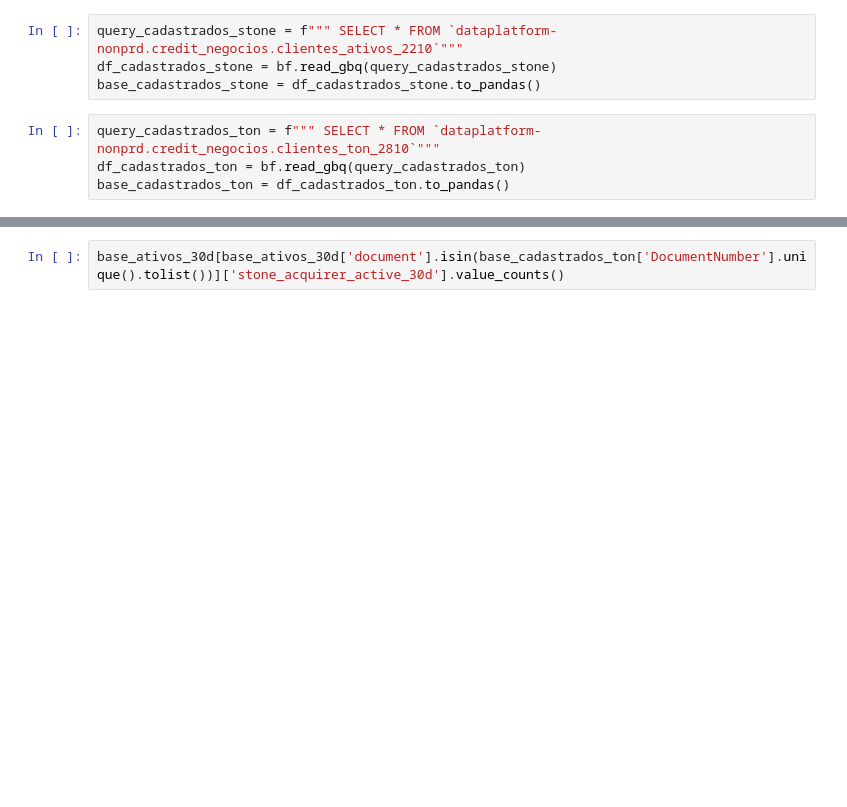
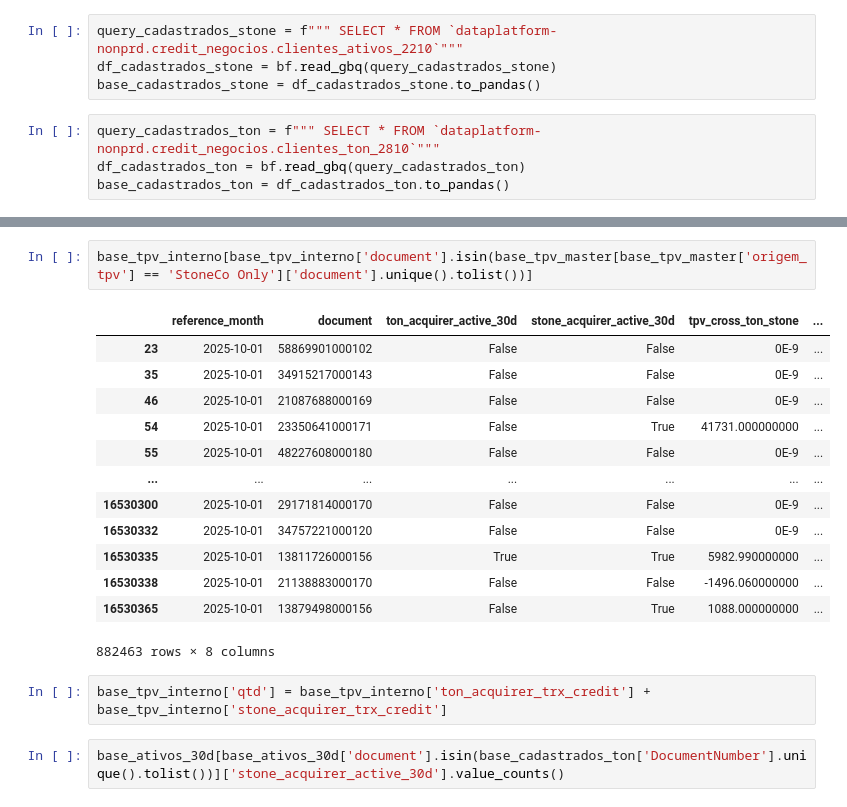
Before and after one commit to guilhermefigueira-dev/projeto_vencedores, a Jupyter notebook: cnpj_vencedores.ipynb, the cells around one changed output, grey strips where cells are left out. Drawn from its saved outputs; the diff is of its cells as text; blank space fills up the shorter version.

```diff
--- a/cnpj_vencedores.ipynb
+++ b/cnpj_vencedores.ipynb
@@ -90,3 +117,21 @@ base_cadastrados_ton = df_cadastrados_ton.to_pandas()
+# %%
+base_tpv_interno[base_tpv_interno['document'].isin(base_tpv_master[base_tpv_master['origem_tpv'] == 'StoneCo Only']['document'].unique().tolist())]
+# %% [output]
+|  | reference_month | document | ton_acquirer_active_30d | stone_acquirer_active_30d | tpv_cross_ton_stone | ... |
+| 23 | 2025-10-01 | 58869901000102 | False | False | 0E-9 | ... |
+| 35 | 2025-10-01 | 34915217000143 | False | False | 0E-9 | ... |
+| 46 | 2025-10-01 | 21087688000169 | False | False | 0E-9 | ... |
+| 54 | 2025-10-01 | 23350641000171 | False | True | 41731.000000000 | ... |
+| 55 | 2025-10-01 | 48227608000180 | False | False | 0E-9 | ... |
+| ... | ... | ... | ... | ... | ... | ... |
+| 16530300 | 2025-10-01 | 29171814000170 | False | False | 0E-9 | ... |
+| 16530332 | 2025-10-01 | 34757221000120 | False | False | 0E-9 | ... |
+| 16530335 | 2025-10-01 | 13811726000156 | True | True | 5982.990000000 | ... |
+| 16530338 | 2025-10-01 | 21138883000170 | False | False | -1496.060000000 | ... |
+| 16530365 | 2025-10-01 | 13879498000156 | False | True | 1088.000000000 | ... |
+882463 rows × 8 columns
+# %%
+base_tpv_interno['qtd'] = base_tpv_interno['ton_acquirer_trx_credit'] +  base_tpv_interno['stone_acquirer_trx_credit']
 # %%
 base_ativos_30d[base_ativos_30d['document'].isin(base_cadastrados_ton['DocumentNumber'].unique().tolist())]['stone_acquirer_active_30d'].value_counts()
 # %%
```
Also changed, not shown: parts of 28 cells of this notebook, 2 other files.
